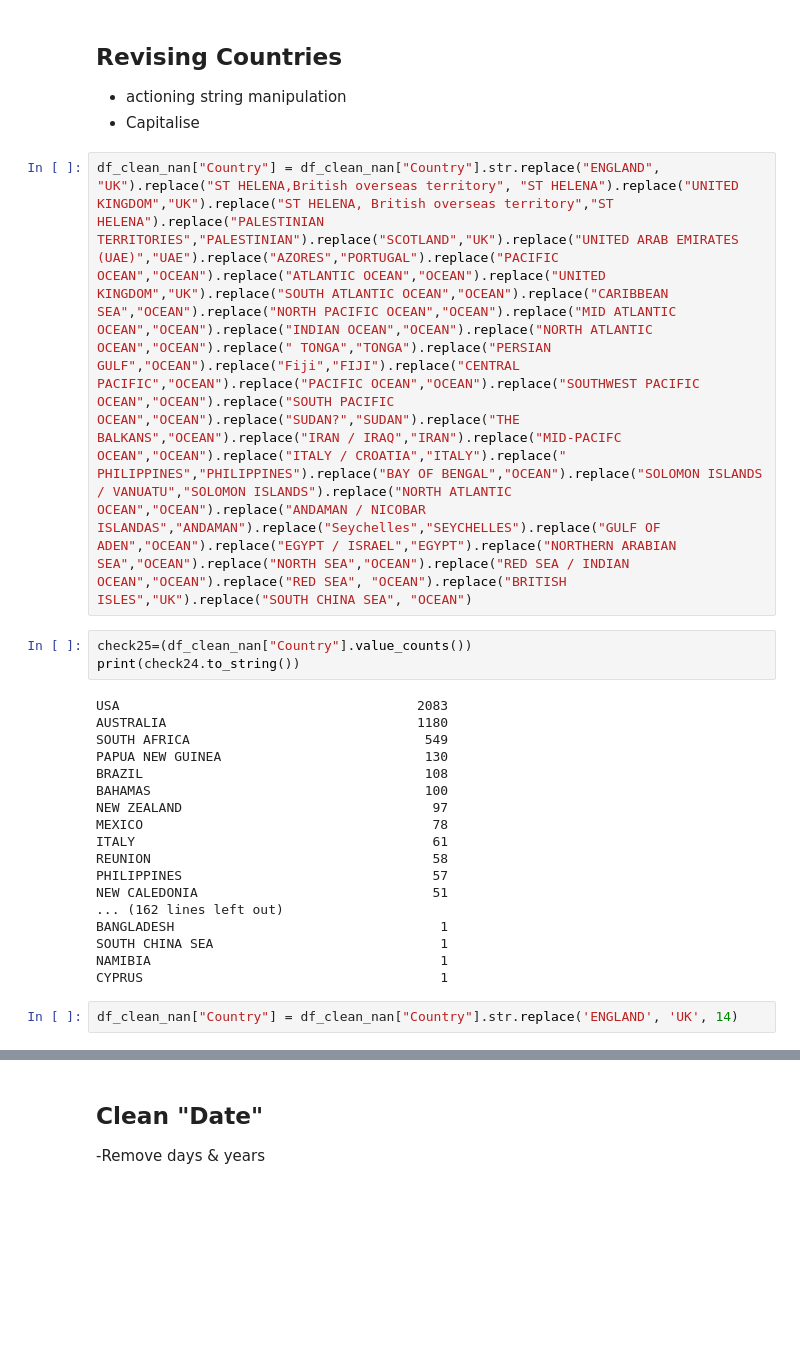
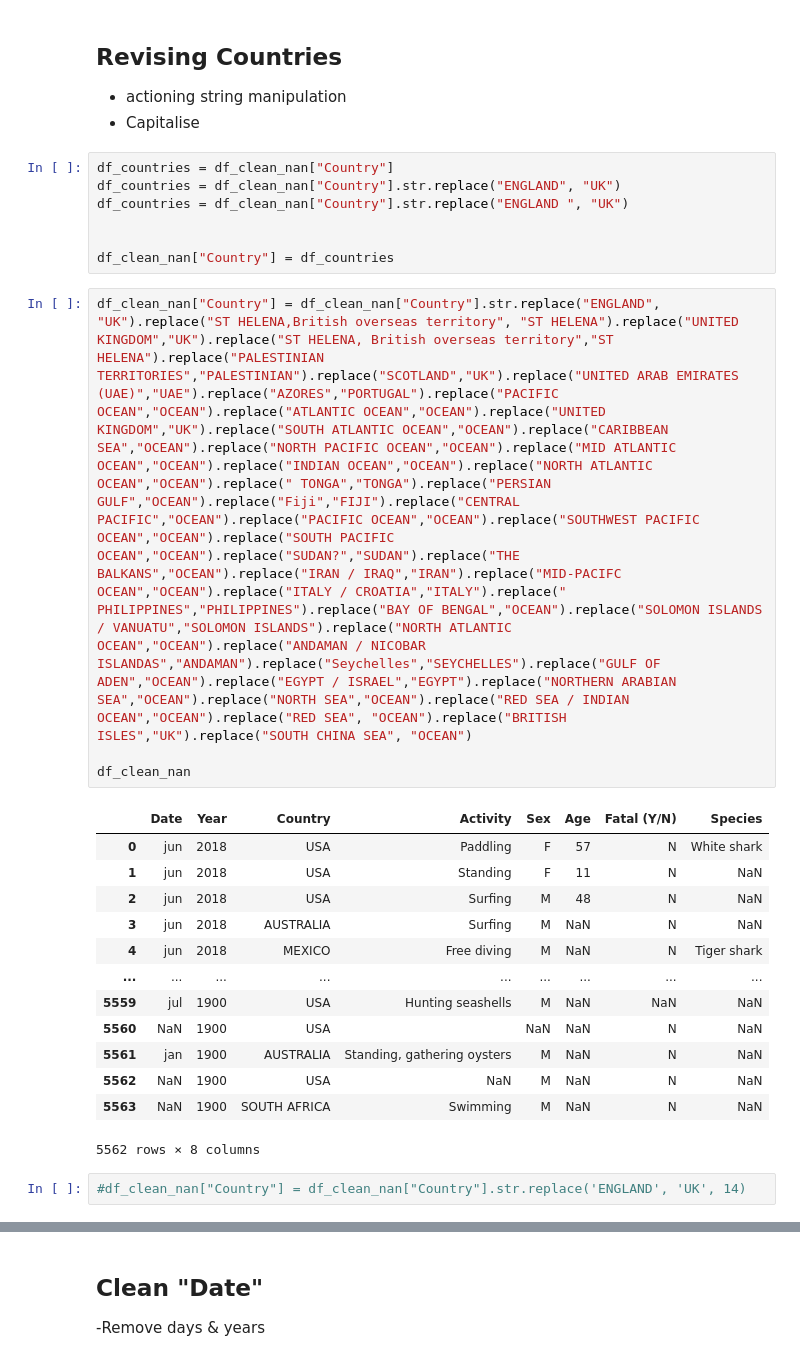
Before and after one commit to Hugocodesdude/Project_1, a Jupyter notebook: Project_1_Cleaning.ipynb, the cells around one changed output, grey strips where cells are left out. Drawn from its saved outputs; the diff is of its cells as text; blank space fills up the shorter version.

```diff
--- a/Project_1_Cleaning.ipynb
+++ b/Project_1_Cleaning.ipynb
@@ -507,4 +507,11 @@ CYPRUS                                      1
 
 - actioning string manipulation
 - Capitalise
+# %%
+df_countries = df_clean_nan["Country"]
+df_countries = df_clean_nan["Country"].str.replace("ENGLAND", "UK")
+df_countries = df_clean_nan["Country"].str.replace("ENGLAND ", "UK")
+
+
+df_clean_nan["Country"] = df_countries
 # %%
@@ -512,24 +519,19 @@ df_clean_nan["Country"] = df_clean_nan["Country"].str.replace("ENGLAND", "UK").r
+
+df_clean_nan
+# %% [output]
+|  | Date | Year | Country | Activity | Sex | Age | Fatal (Y/N) | Species |
+| 0 | jun | 2018 | USA | Paddling | F | 57 | N | White shark |
+| 1 | jun | 2018 | USA | Standing | F | 11 | N | NaN |
+| 2 | jun | 2018 | USA | Surfing | M | 48 | N | NaN |
+| 3 | jun | 2018 | AUSTRALIA | Surfing | M | NaN | N | NaN |
+| 4 | jun | 2018 | MEXICO | Free diving | M | NaN | N | Tiger shark |
+| ... | ... | ... | ... | ... | ... | ... | ... | ... |
+| 5559 | jul | 1900 | USA | Hunting seashells | M | NaN | NaN | NaN |
+| 5560 | NaN | 1900 | USA |  | NaN | NaN | N | NaN |
+| 5561 | jan | 1900 | AUSTRALIA | Standing, gathering oysters | M | NaN | N | NaN |
+| 5562 | NaN | 1900 | USA | NaN | M | NaN | N | NaN |
+| 5563 | NaN | 1900 | SOUTH AFRICA | Swimming | M | NaN | N | NaN |
+5562 rows × 8 columns
-# %%
-check25=(df_clean_nan["Country"].value_counts())
-print(check24.to_string())
-# %% [output]
-USA                                      2083
-AUSTRALIA                                1180
-SOUTH AFRICA                              549
-PAPUA NEW GUINEA                          130
-BRAZIL                                    108
-BAHAMAS                                   100
-NEW ZEALAND                                97
-MEXICO                                     78
-ITALY                                      61
-REUNION                                    58
-PHILIPPINES                                57
-NEW CALEDONIA                              51
-... (162 lines left out)
-BANGLADESH                                  1
-SOUTH CHINA SEA                             1
-NAMIBIA                                     1
-CYPRUS                                      1
 # %%
-df_clean_nan["Country"] = df_clean_nan["Country"].str.replace('ENGLAND', 'UK', 14)
+#df_clean_nan["Country"] = df_clean_nan["Country"].str.replace('ENGLAND', 'UK', 14)
 # %%
```
Also changed, not shown: parts of 10 cells of this notebook.
